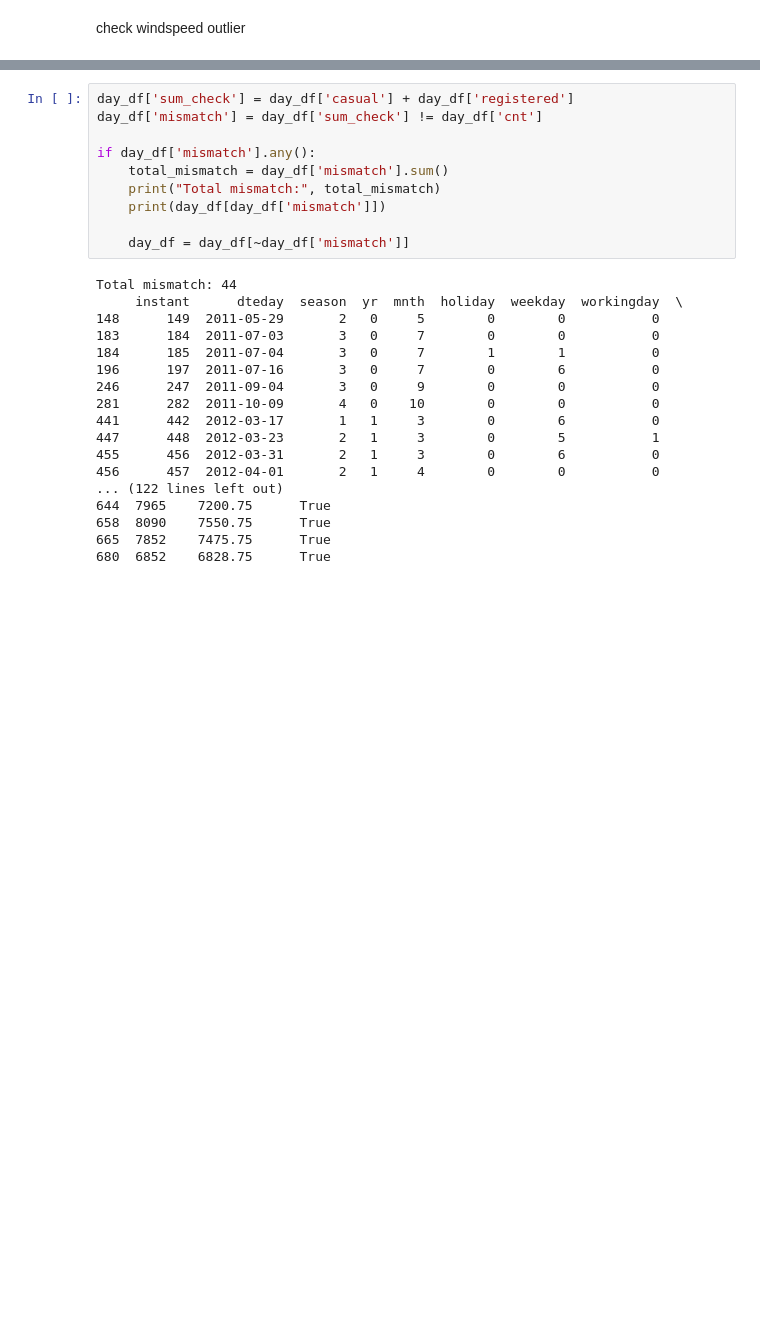
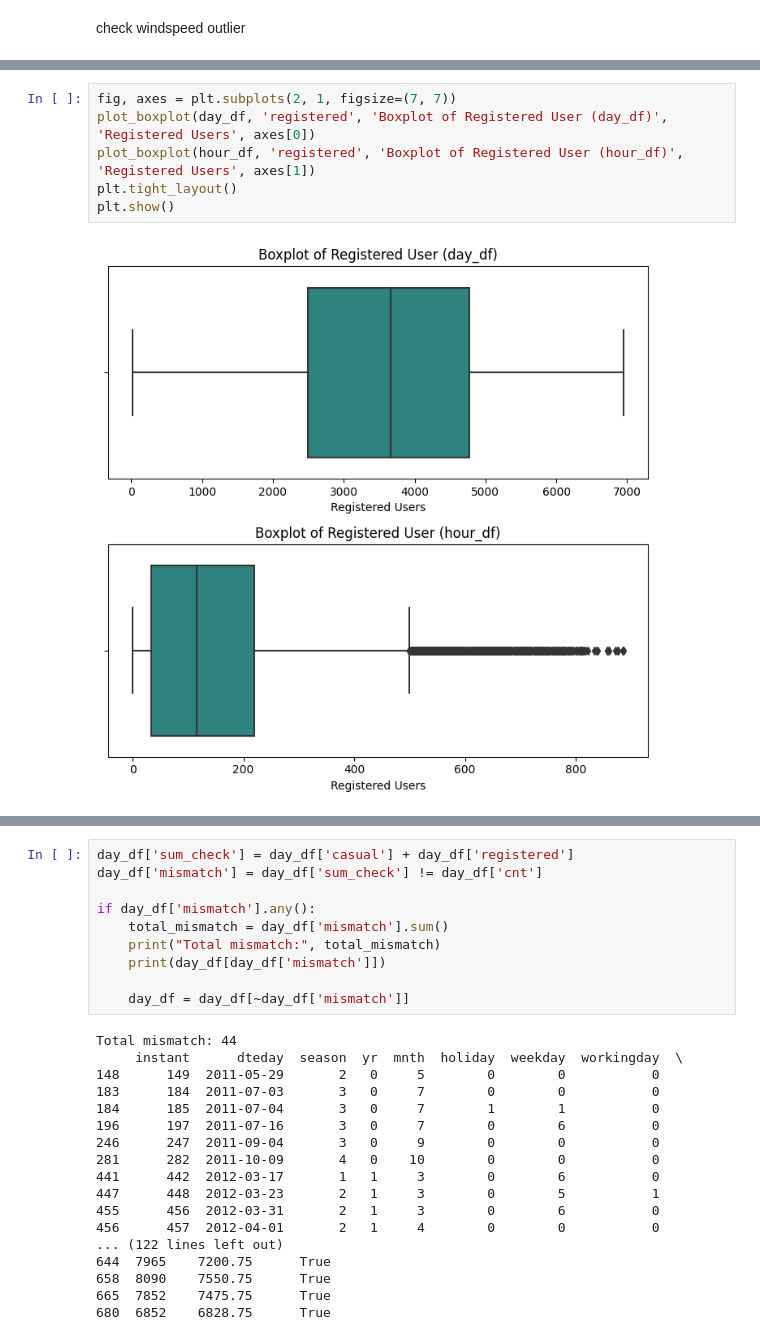
Before and after one commit to Maoelan/bike-sharing-data-analysis, a Jupyter notebook: Proyek_Analisis_Data.ipynb, the cells around one changed output, grey strips where cells are left out. Drawn from its saved outputs; the diff is of its cells as text; blank space fills up the shorter version.

```diff
--- a/Proyek_Analisis_Data.ipynb
+++ b/Proyek_Analisis_Data.ipynb
@@ -230,0 +235,8 @@ plt.show()
+# %%
+fig, axes = plt.subplots(2, 1, figsize=(7, 7))
+plot_boxplot(day_df, 'registered', 'Boxplot of Registered User (day_df)', 'Registered Users', axes[0])
+plot_boxplot(hour_df, 'registered', 'Boxplot of Registered User (hour_df)', 'Registered Users', axes[1])
+plt.tight_layout()
+plt.show()
+# %% [output]
+[figure, added]
```
Also changed, not shown: parts of 33 cells of this notebook.
